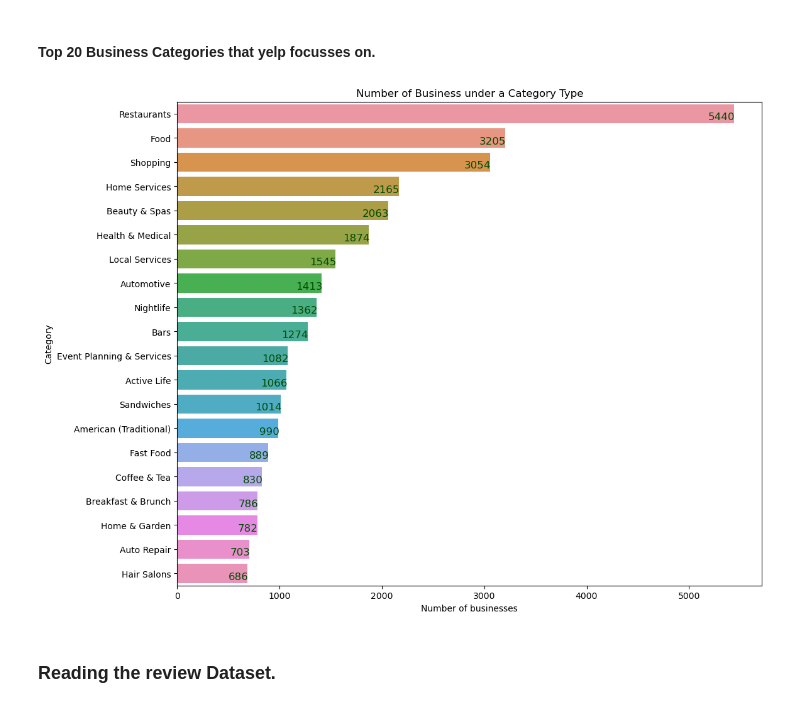
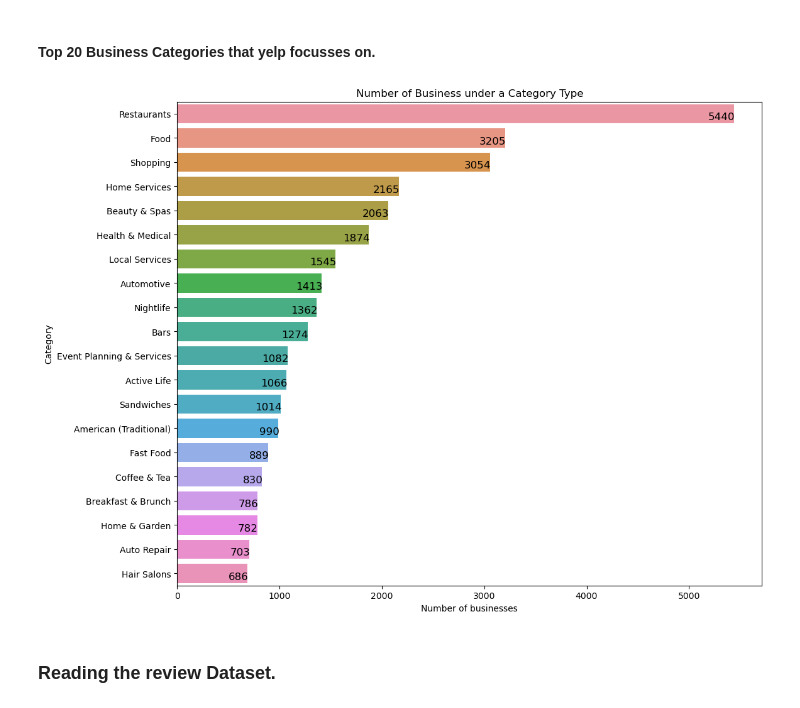
Before and after one commit to Mrshreesharma/Recommendation-for-Restaurants-in-Florida, a Jupyter notebook: Preprocessing-Yelp- EDA.ipynb, the cells around one changed output. Saved outputs shown, nothing was run; the diff lists cells and outputs as text; code cells hidden in the pictures.

```diff
--- a/Preprocessing-Yelp- EDA.ipynb
+++ b/Preprocessing-Yelp- EDA.ipynb
@@ -114,24 +107,23 @@ Florida_dataset.head(3)
 # %%
 plt.figure(figsize=(12,10))
 ax = sns.barplot( y= 'index',x = 'category' , data = cats_df.iloc[0:20])
 ax.set_ylabel('Category')
 ax.set_xlabel('Number of businesses')
 ax.set_title('Number of Business under a Category Type')
 
 
 
 for p in ax.patches:
     ax.annotate(int(p.get_width()),
                 ((p.get_x() + p.get_width()),
                  p.get_y()),
                  xytext=(1, -18),
                 fontsize=12,
-                color='#004d00',
                 textcoords='offset points',
                 horizontalalignment='right')
 plt.show()
 # %% [output]
-[figure, old version]
+[figure, new version]
 # %% [markdown]
 ### Reading the review Dataset.
 # %%
```
Also changed, not shown: parts of 17 cells of this notebook.
